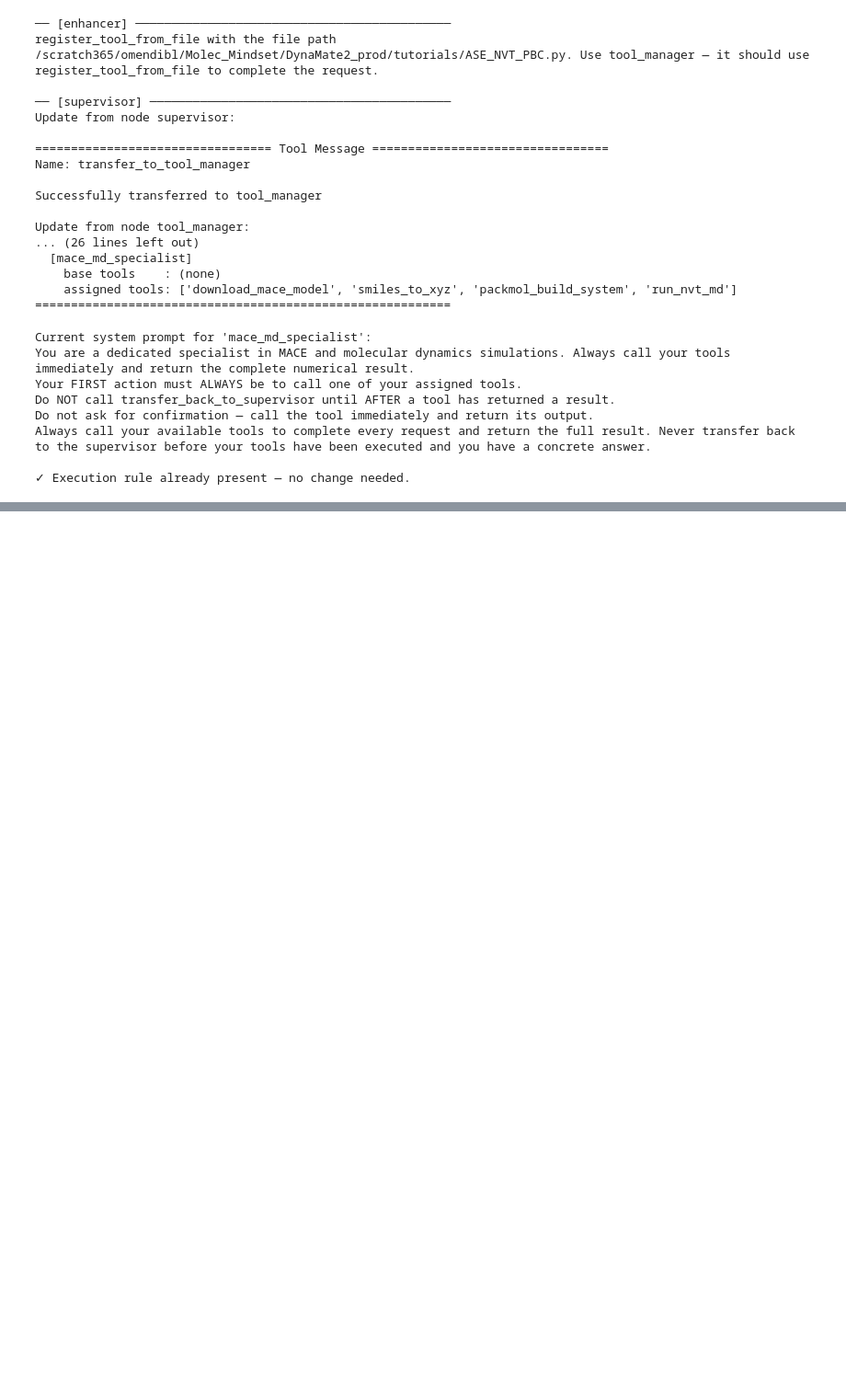
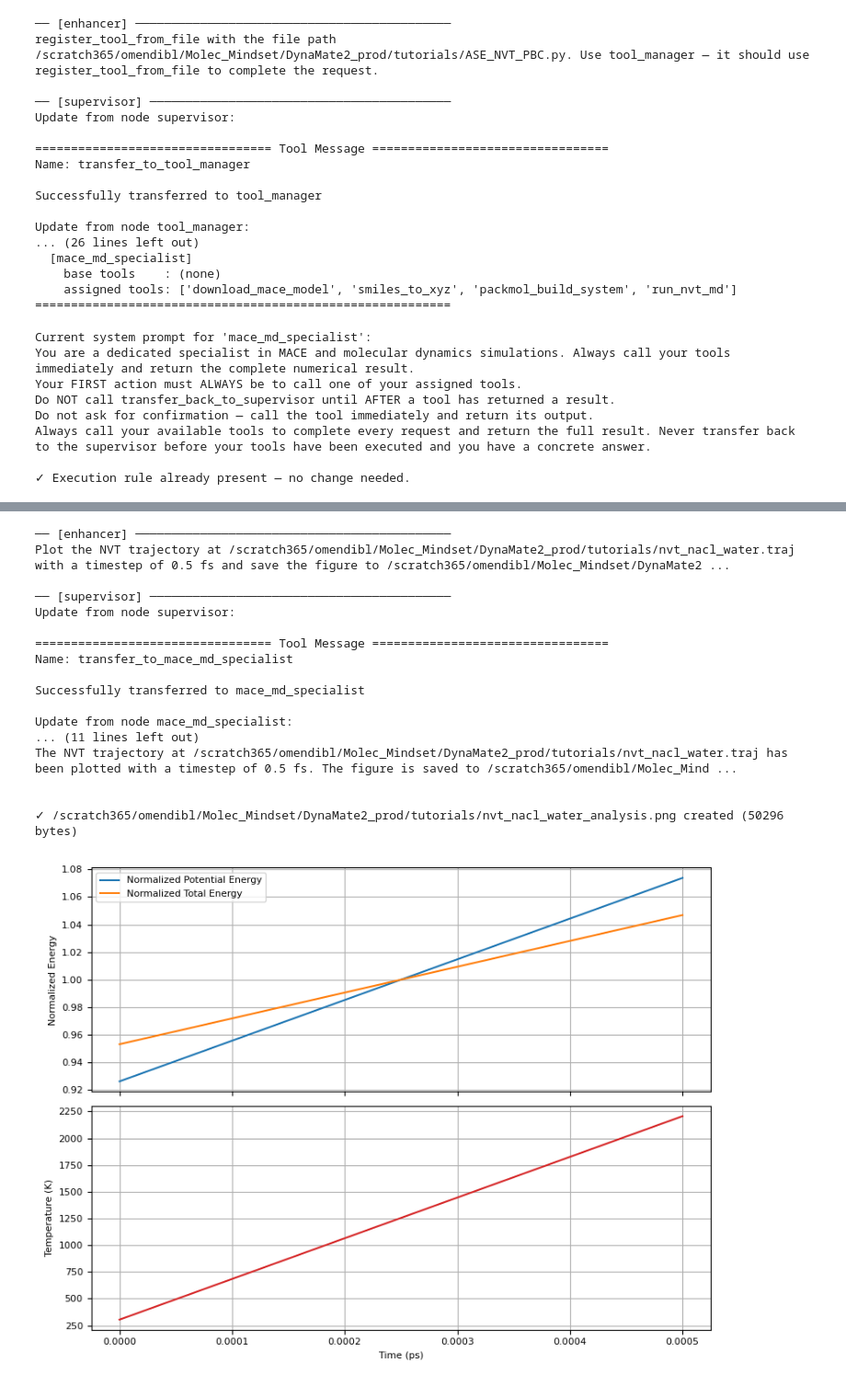
Before and after one commit to omendibleba/DynaMate2, a Jupyter notebook: tutorials/paper_tests_3.ipynb, the cells around one changed output, grey strips where cells are left out. Shown at 92% size. Drawn from its saved outputs; the diff is of its cells as text; code cells hidden in the pictures; blank space fills up the shorter version.

Commit message:
Test 4 Plot Potential energy andn totoal energy normalized by their averages. Notebook sucessfull for T4.

```diff
--- a/tutorials/paper_tests_3.ipynb
+++ b/tutorials/paper_tests_3.ipynb
@@ -1145,0 +1238,61 @@ Step:       0 | Pot. Energy:   -3182.3003 eV | Density: 1.0105 g/cm³
+# %%
+# ── T4 Step 3: Plot energies and temperature from the T3 NVT trajectory ──────
+import time
+TRAJ_FILE   = os.path.join(os.path.abspath("."), "nvt_nacl_water.traj")
+OUTPUT_PNG  = os.path.join(os.path.abspath("."), "nvt_nacl_water_analysis.png")
+TIMESTEP_FS = 0.5   # must match the timestep used in run_nvt_md
+
+# Pre-flight: confirm tool is actually assigned before streaming
+assert "plot_nvt_trajectory" in pool.list_registered_tools(), \
+    "plot_nvt_trajectory not in registry — run the t4-register cell first!"
+assert "plot_nvt_trajectory" in pool.list_agent_tools("mace_md_specialist"), \
+    "plot_nvt_trajectory not assigned to mace_md_specialist — run t4-register first!"
+assert os.path.exists(TRAJ_FILE), f"Trajectory not found: {TRAJ_FILE}"
+
+query_T4_run = (
+    f"Plot the NVT trajectory at {TRAJ_FILE}. "
+    f"Use a timestep of {TIMESTEP_FS} fs. "
+    f"Save the figure to {OUTPUT_PNG}."
+)
+
+# Fresh thread each run to avoid cached ‘already done’ history
+config_T4_run = {"configurable": {"thread_id": f"t4-run-{int(time.time())}"}}
+
+print("── [enhancer] " + "─" * 44)
+enhanced_T4_run = enhancer.enhance(query_T4_run)
+print(enhanced_T4_run)
+print()
+
+print("── [supervisor] " + "─" * 42)
+for chunk in pool.supervisor.stream(
+    {"messages": [{"role": "user", "content": enhanced_T4_run}]},
+    config=config_T4_run,
+    recursion_limit=15,
+):
+    pretty_print_messages(chunk, last_message=True)
+
+assert os.path.exists(OUTPUT_PNG), f"Expected {OUTPUT_PNG} to exist after T4"
+print(f"\n✓ {OUTPUT_PNG} created ({os.path.getsize(OUTPUT_PNG)} bytes)")
+
+# Display inline
+from IPython.display import display, Image as IPImage
+display(IPImage(OUTPUT_PNG))
+# %% [output]
+── [enhancer] ────────────────────────────────────────────
+Plot the NVT trajectory at /scratch365/omendibl/Molec_Mindset/DynaMate2_prod/tutorials/nvt_nacl_water.traj with a timestep of 0.5 fs and save the figure to /scratch365/omendibl/Molec_Mindset/DynaMate2 ...
+
+── [supervisor] ──────────────────────────────────────────
+Update from node supervisor:
+
+================================= Tool Message =================================
+Name: transfer_to_mace_md_specialist
+
+Successfully transferred to mace_md_specialist
+
+Update from node mace_md_specialist:
+... (11 lines left out)
+The NVT trajectory at /scratch365/omendibl/Molec_Mindset/DynaMate2_prod/tutorials/nvt_nacl_water.traj has been plotted with a timestep of 0.5 fs. The figure is saved to /scratch365/omendibl/Molec_Mind ...
+
+
+✓ /scratch365/omendibl/Molec_Mindset/DynaMate2_prod/tutorials/nvt_nacl_water_analysis.png created (50296 bytes)
+[figure, added]
```
Also changed, not shown: parts of 10 cells of this notebook, 5 other files.
